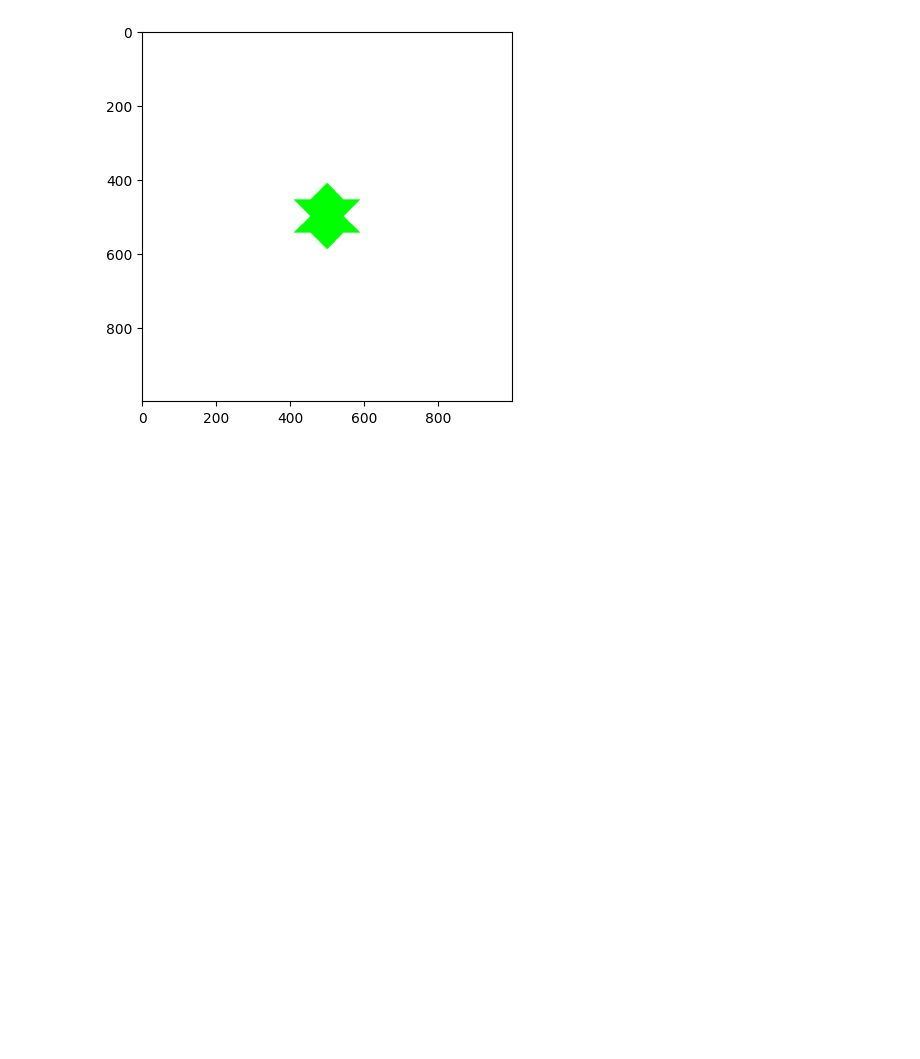
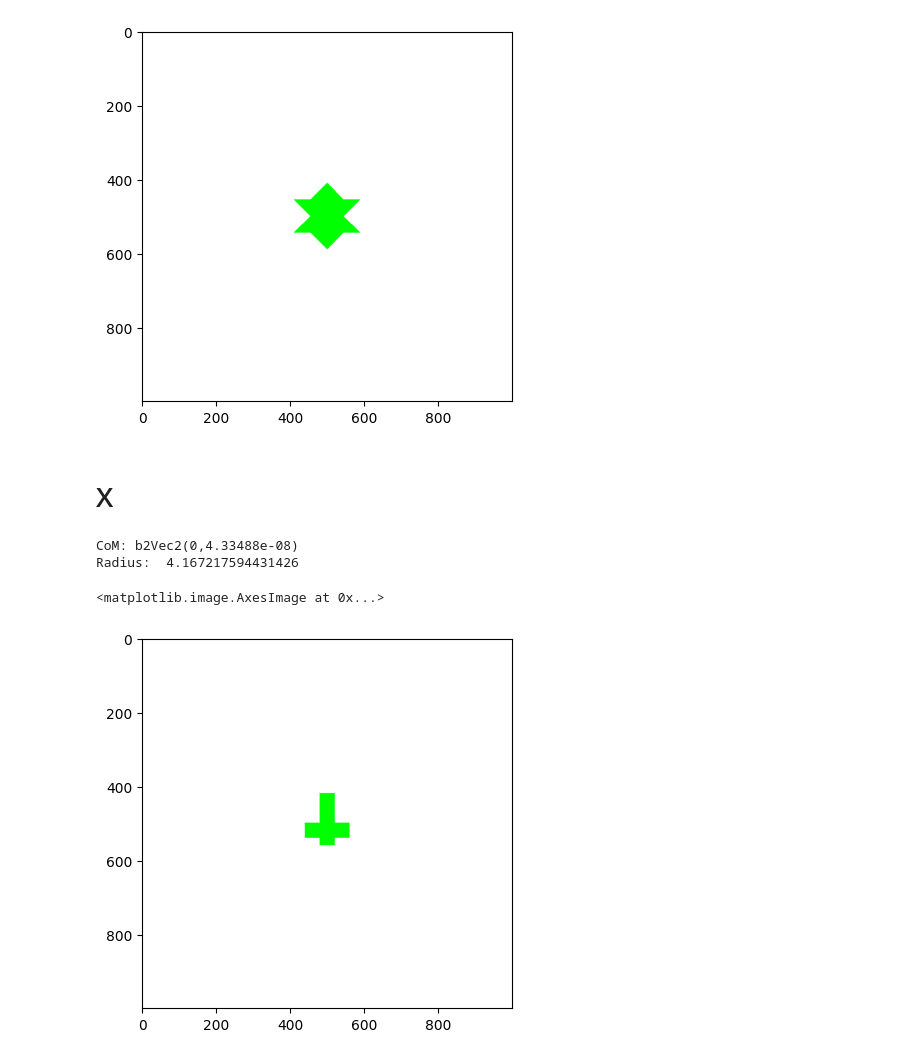
Before and after one commit to gabrielsluz/mapless_transport, a Jupyter notebook: results/Objects.ipynb, the cells around one changed output. Cells and saved outputs as stored; diff of their text form; code cells hidden in the pictures; blank space fills up the shorter version.

```diff
--- a/results/Objects.ipynb
+++ b/results/Objects.ipynb
@@ -809,3 +853,24 @@ CoM: b2Vec2(0,0)
 Radius:  5.0
 <matplotlib.image.AxesImage at 0x...>
 [figure]
+# %% [markdown]
+# X
+# %%
+obj_desc = {
+    'name': 'MultiPolygons', 'poly_vertices_l':[
+        [[1, 2], [-1, 2], [-1, -5], [1, -5]],
+        [[1, 1], [1, -1], [3, -1], [3, 1]],
+        [[-1, 1], [-1, -1], [-3, -1], [-3, 1]]
+    ]
+}
+world_config.object_l = [obj_desc]
+world = TransportationWorld(world_config)
+print('Radius: ', world.obj.obj_radius)
+screen =  255 * np.ones(shape=(world.screen_height, world.screen_width, 3), dtype=np.uint8)
+world.obj.DrawInPose([25,25], 0, world.pixels_per_meter, screen, (0, 255, 0), 2)
+plt.imshow(screen)
+# %% [output]
+CoM: b2Vec2(0,4.33488e-08)
+Radius:  4.167217594431426
+<matplotlib.image.AxesImage at 0x...>
+[figure, added]
```
Also changed, not shown: parts of 5 cells of this notebook, 9 other files.
